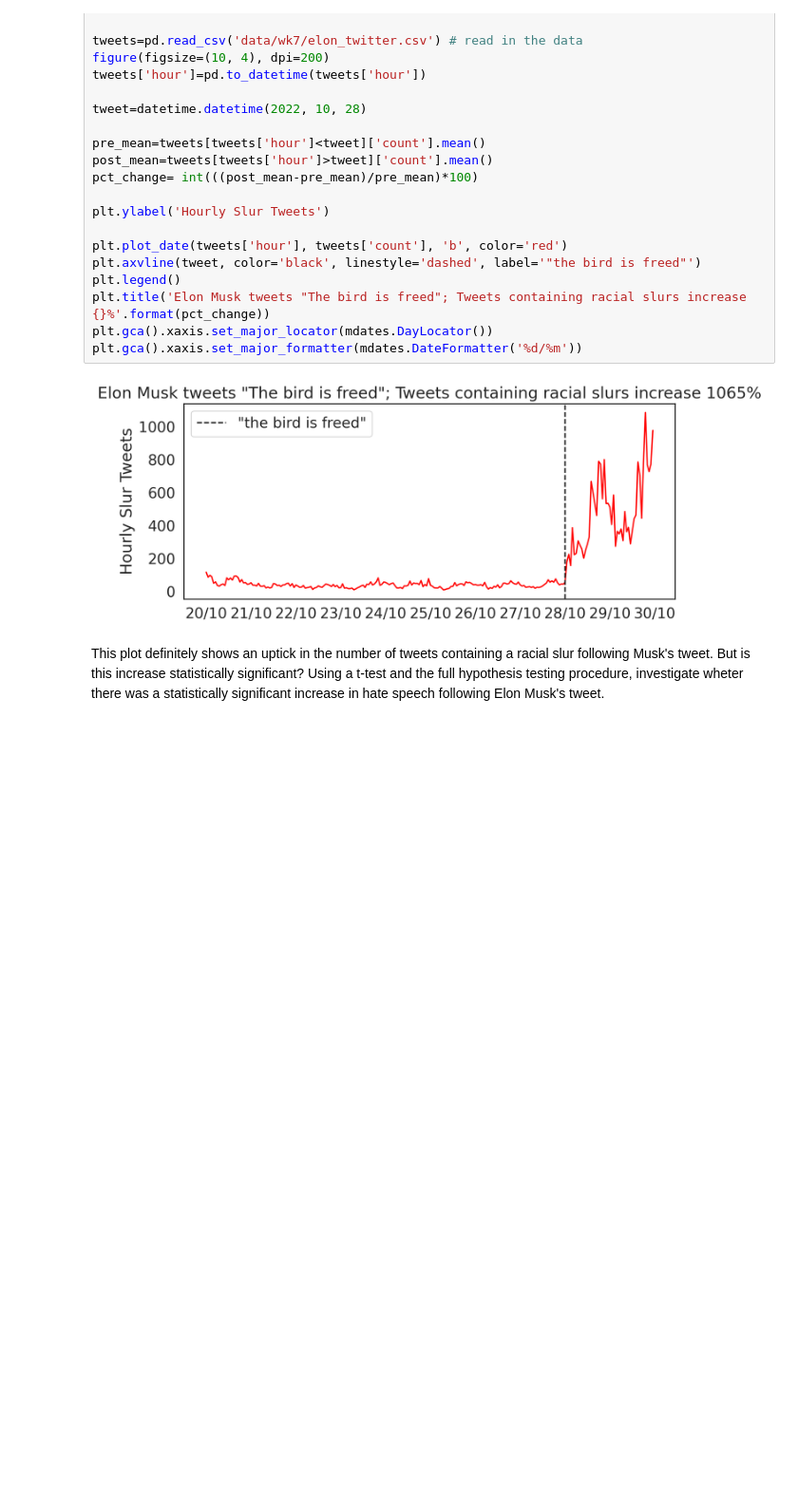
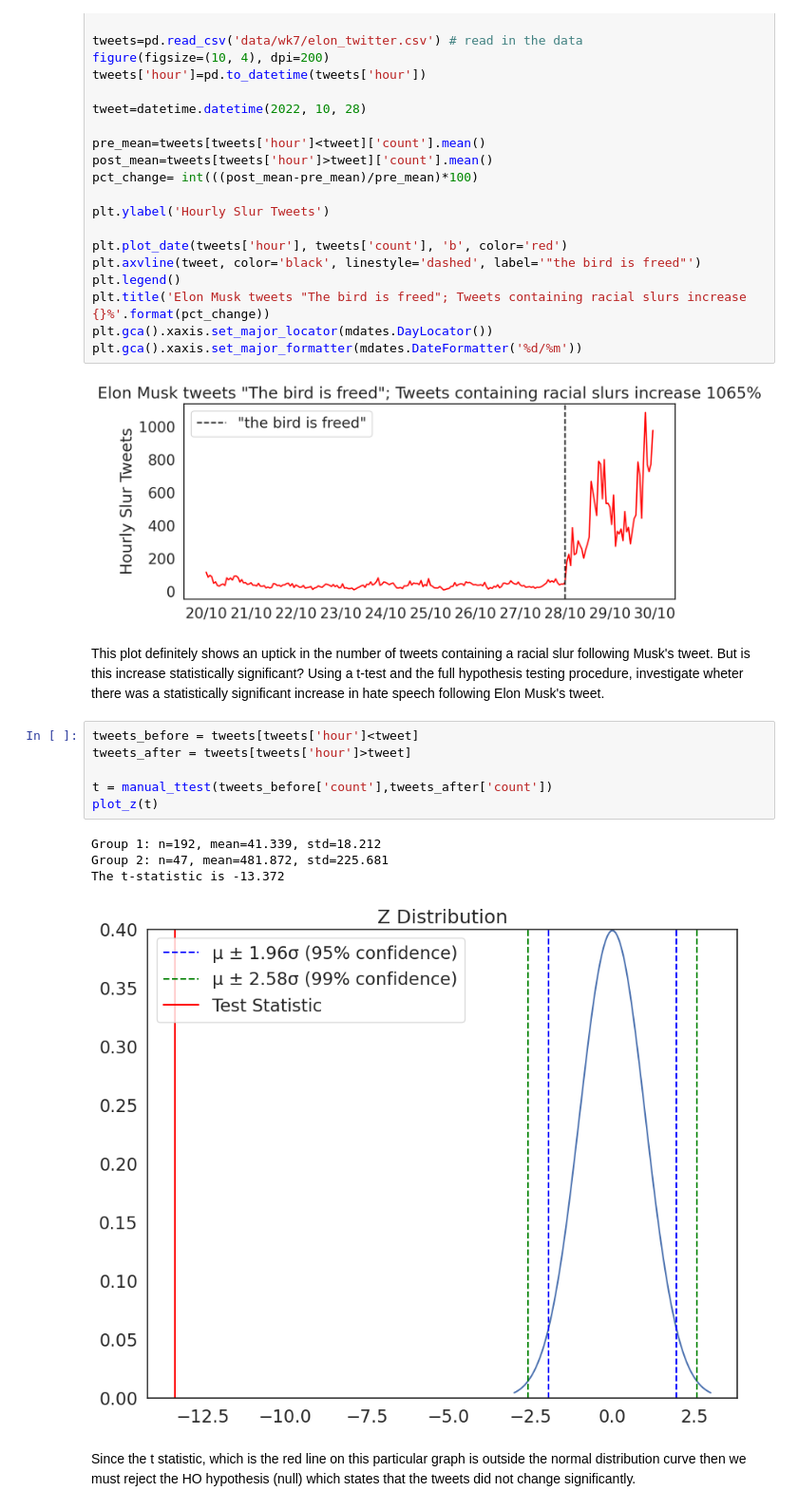
Before and after one commit to SanaKamal04/QM2-Main, a Jupyter notebook: notebooks/W07. Hypothesis Testing.ipynb, the cells around one changed output. Shown at 95% size. Cells and saved outputs as stored; diff of their text form; blank space fills up the shorter version.

```diff
--- a/notebooks/W07. Hypothesis Testing.ipynb
+++ b/notebooks/W07. Hypothesis Testing.ipynb
@@ -385,3 +390,16 @@ plt.gca().xaxis.set_major_formatter(mdates.DateFormatter('%d/%m'))
 [figure]
 # %% [markdown]
 This plot definitely shows an uptick in the number of tweets containing a racial slur following Musk's tweet. But is this increase statistically significant? Using a t-test and the full hypothesis testing procedure, investigate wheter there was a statistically significant increase in hate speech following Elon Musk's tweet.
+# %%
+tweets_before = tweets[tweets['hour']<tweet]
+tweets_after = tweets[tweets['hour']>tweet]
+
+t = manual_ttest(tweets_before['count'],tweets_after['count'])
+plot_z(t)
+# %% [output]
+Group 1: n=192, mean=41.339, std=18.212
+Group 2: n=47, mean=481.872, std=225.681
+The t-statistic is -13.372
+[figure, added]
+# %% [markdown]
+Since the t statistic, which is the red line on this particular graph is outside the normal distribution curve then we must reject the HO hypothesis (null) which states that the tweets did not change significantly.
```
Also changed, not shown: parts of 11 cells of this notebook.
